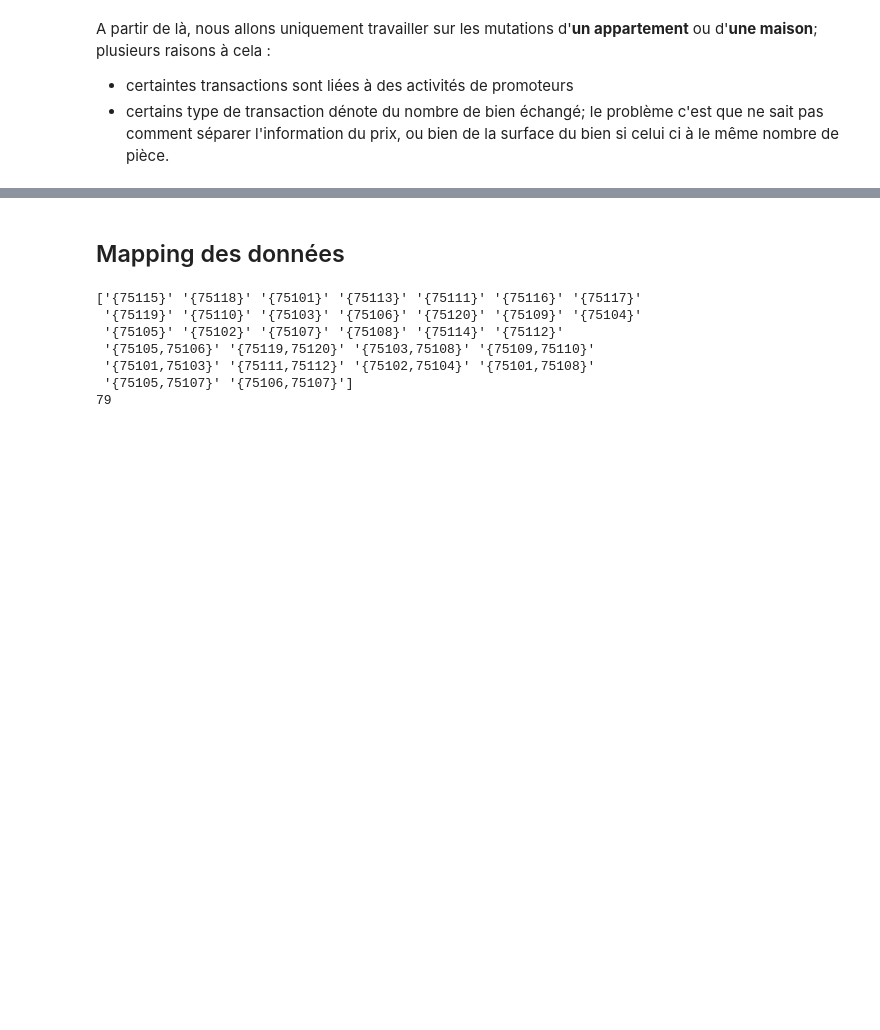
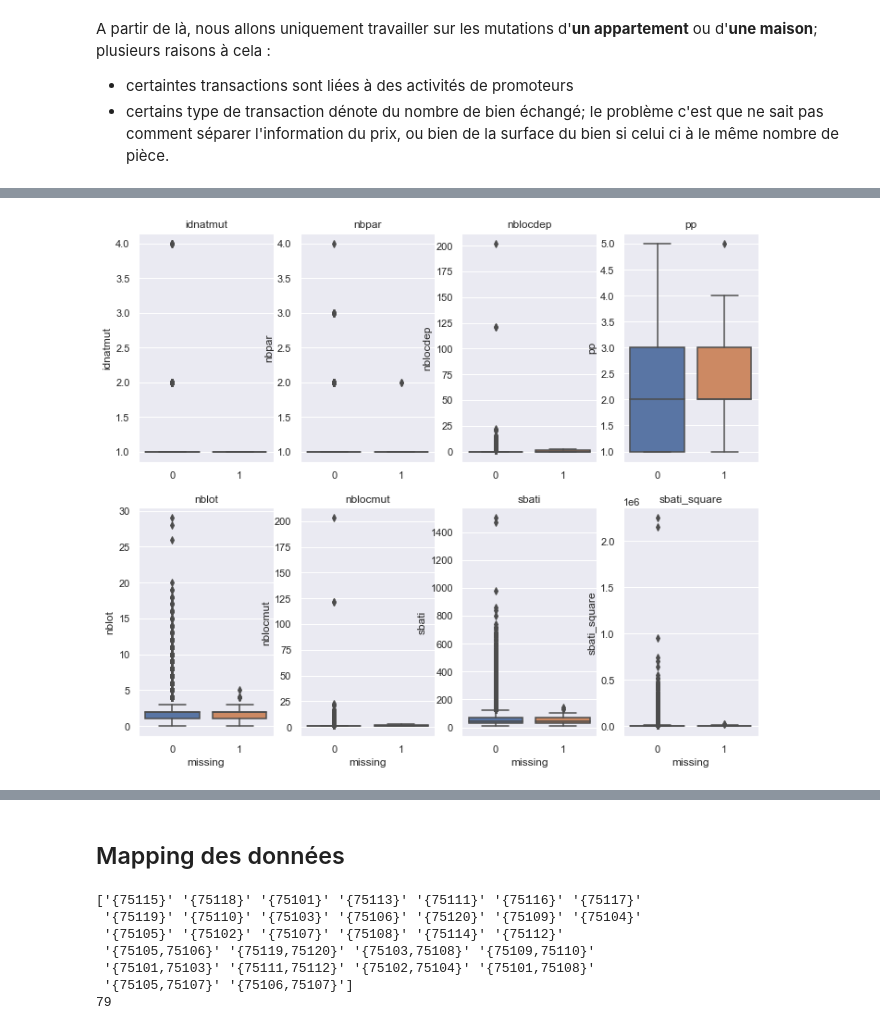
Before and after one commit to Orlogskapten/dvf_ensae_sbra, a Jupyter notebook: wen/mapping_first_look.ipynb, the cells around one changed output, grey strips where cells are left out. Saved outputs shown, nothing was run; the diff lists cells and outputs as text; code cells hidden in the pictures; blank space fills up the shorter version.

Commit message:
Missing value treatment

```diff
--- a/wen/mapping_first_look.ipynb
+++ b/wen/mapping_first_look.ipynb
@@ -234,0 +294,2 @@ Series([], Name: codservch, dtype: int64)
+# %%
+paris_mutation["missing"]= np.where(paris_mutation["valeurfonc"].isnull(), 1, 0)
@@ -234,0 +312,21 @@ Series([], Name: codservch, dtype: int64)
+# %%
+col_to_boxplot= [col_int for col_int in paris_mutation.columns
+                 if (paris_mutation[col_int].dtypes in ["int64", "float64"]) \
+                 & (col_int not in ["idmutation", "missing", "valeurfonc", "valeurfonc_per_s"])]
+# %%
+fig, ax= plt.subplots(2, 4, figsize= (12, 10))
+
+for i in range(4):
+    sns.boxplot(x= "missing", y= col_to_boxplot[2*i]
+                , data= paris_mutation
+                , ax= ax[0, i], orient= "v")
+
+    sns.boxplot(x= "missing", y= col_to_boxplot[2*i + 1]
+                , data= paris_mutation
+                , ax= ax[1, i], orient= "v")
+
+    ax[0, i].set_title(col_to_boxplot[2*i])
+    ax[1, i].set_title(col_to_boxplot[2*i + 1])
+    ax[0, i].set_xlabel("")
+# %% [output]
+[figure, added]
```
Also changed, not shown: parts of 37 cells of this notebook.
